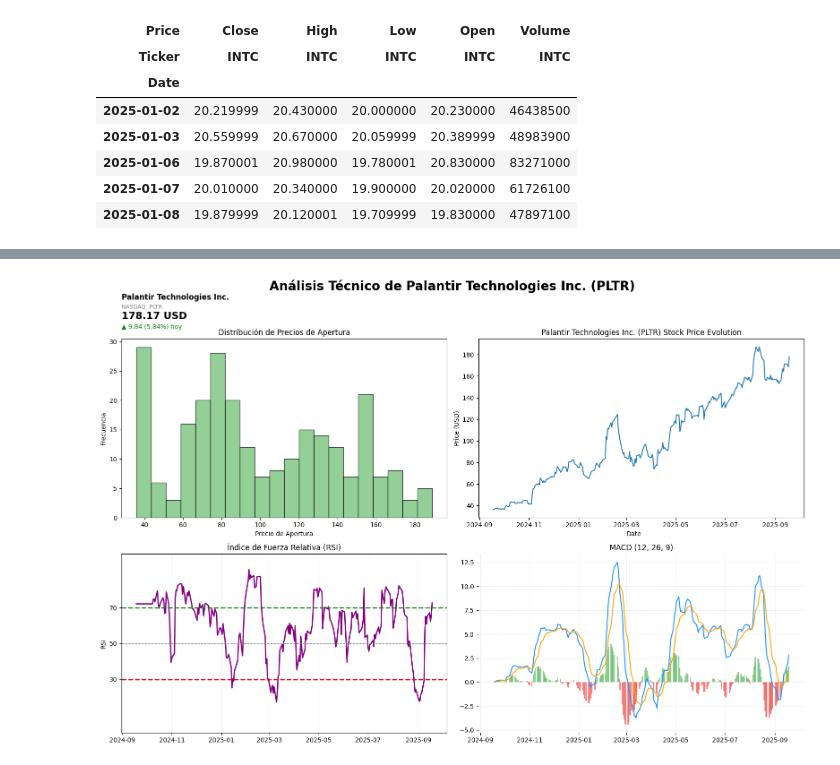
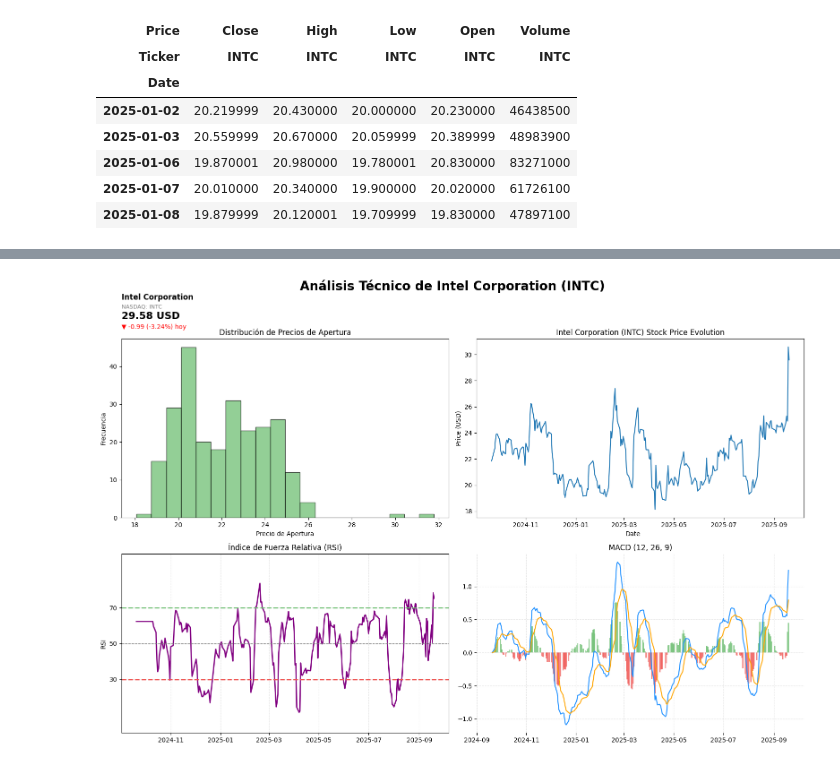
Before and after one commit to epere18/Python, a Jupyter notebook: Python_Visualización/Visualizacion_de_datos.ipynb, the cells around one changed output, grey strips where cells are left out. Drawn from its saved outputs; the diff is of its cells as text; code cells hidden in the pictures.

```diff
--- a/Python_Visualización/Visualizacion_de_datos.ipynb
+++ b/Python_Visualización/Visualizacion_de_datos.ipynb
@@ -263,7 +295,7 @@ df.head()
 # %%
 # Obtener información de la acción de Intel
 
-ticke = 'PLTR'
+ticke = 'INTC'
 
 intel_info = yf.Ticker(ticker=ticke)
 info = intel_info.info
@@ -366,33 +398,33 @@ ax[0,0].set_xlabel('Precio de Apertura')
 ax[0,0].set_ylabel('Frecuencia')
 ax[0,0].set_title('Distribución de Precios de Apertura')
 
 ###Evolución del precio de cierre a lo largo del tiempo###
 ax[0,1].plot(df.index, df['Close'], label='INTC Close Price')
 ax[0,1].set_xlabel('Date', ha='right', fontsize=10)
 ax[0,1].set_ylabel('Price (USD)')
 ax[0,1].set_title(f'{nombre_empresa} ({ticke}) Stock Price Evolution')
 
 ###RSI a lo largo del tiempo###
 ax[1,0].plot(df.index, df['RSI'], color='purple', linewidth=2, label='RSI (14)')
-ax[1,0].axhline(70, color='green', linestyle='--', linewidth=2)
+ax[1,0].axhline(70, color=soft_green, linestyle='--', linewidth=2)
 ax[1,0].axhline(50, color='grey', linestyle='--', linewidth=1)
-ax[1,0].axhline(30, color='red', linestyle='--', linewidth=2)
+ax[1,0].axhline(30, color=soft_red, linestyle='--', linewidth=2)
 ax[1,0].set_ylabel('RSI')
 ax[1,0].set_title('Índice de Fuerza Relativa (RSI)', fontsize=12)
 ax[1,0].set_yticks([30, 50, 70])
 ax[1,0].set_ylim(0, 100)
 ax[1,0].grid(True, linestyle='--', alpha=0.3)
 for spine in plt.gca().spines.values():
     spine.set_visible(False)
 
 ax[1,1].bar(df.index, histograma, color=bar_colors, width=1.5, alpha=0.7, label='Histograma', edgecolor='none')
 ax[1,1].plot(df.index, macd, color='dodgerblue', linewidth=1.5, label='MACD')
 ax[1,1].plot(df.index, signal, color='orange', linewidth=1.5, label='Señal')
 ax[1,1].grid(True, linestyle='--', alpha=0.3)
 ax[1,1].set_title('MACD (12, 26, 9)', fontsize=12)
 for spine in ax[1,1].spines.values():
     spine.set_visible(False)
 plt.tight_layout()
 plt.show()
 # %% [output]
-[figure, old version]
+[figure, new version]
```
Also changed, not shown: parts of 7 cells of this notebook, 8 other files.
